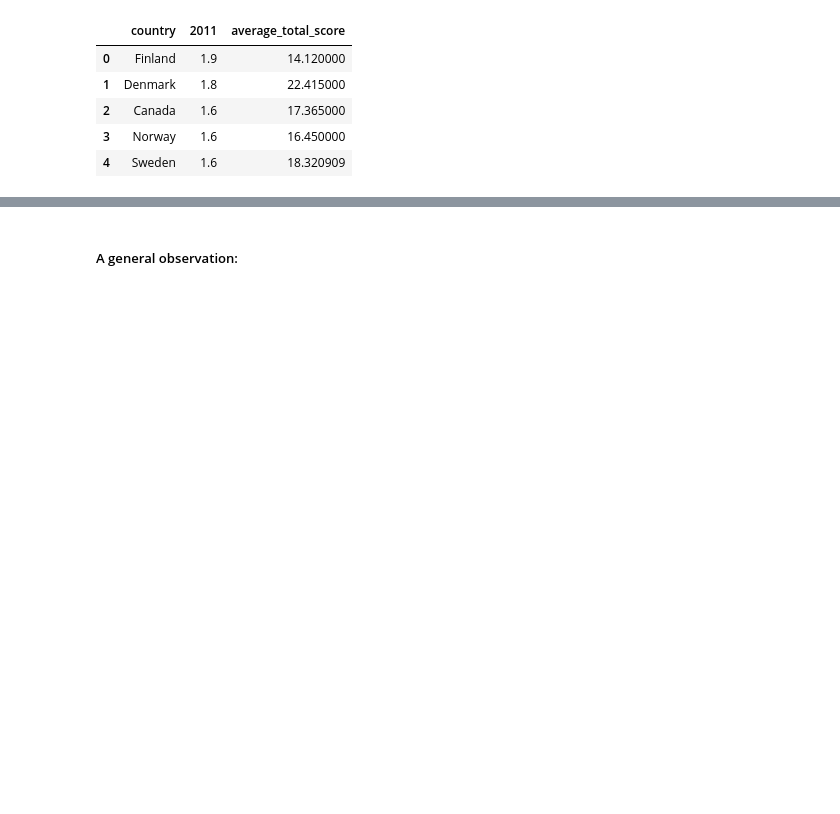
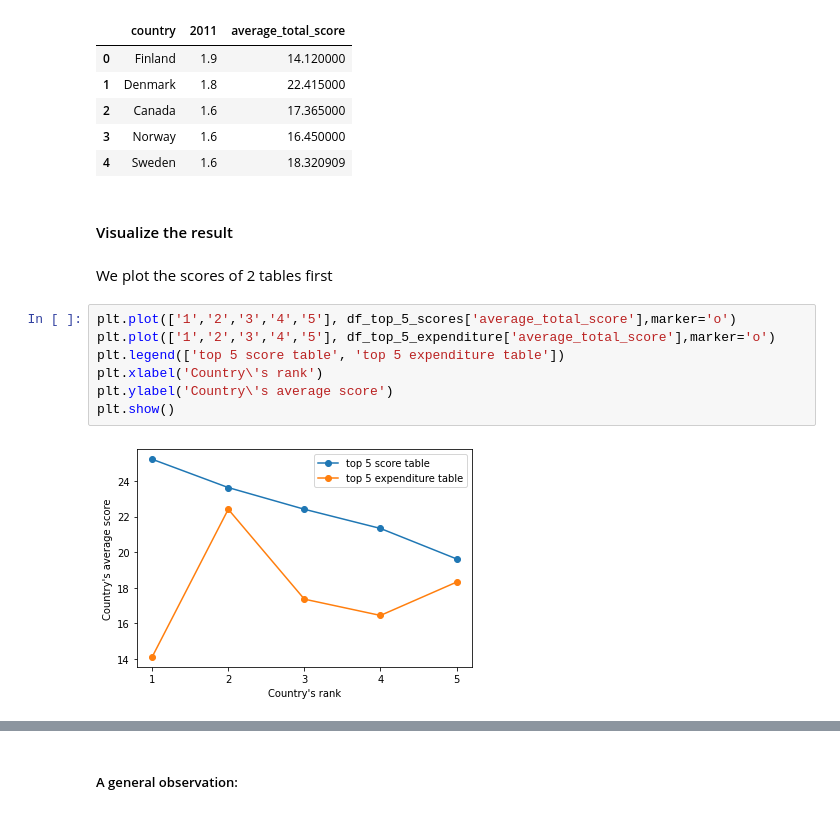
Before and after one commit to itskoi/P4DS-FinalProject, a Jupyter notebook: EDA.ipynb, the cells around one changed output, grey strips where cells are left out. Drawn from its saved outputs; the diff is of its cells as text; blank space fills up the shorter version.

```diff
--- a/EDA.ipynb
+++ b/EDA.ipynb
@@ -1006,3 +1036,16 @@ df_top_5_expenditure
 | 2 | Canada | 1.6 | 17.365000 |
 | 3 | Norway | 1.6 | 16.450000 |
 | 4 | Sweden | 1.6 | 18.320909 |
+# %% [markdown]
+#### Visualize the result
+# %% [markdown]
+We plot the scores of 2 tables first
+# %%
+plt.plot(['1','2','3','4','5'], df_top_5_scores['average_total_score'],marker='o')
+plt.plot(['1','2','3','4','5'], df_top_5_expenditure['average_total_score'],marker='o')
+plt.legend(['top 5 score table', 'top 5 expenditure table'])
+plt.xlabel('Country\'s rank')
+plt.ylabel('Country\'s average score')
+plt.show()
+# %% [output]
+[figure, added]
```
Also changed, not shown: parts of 12 cells of this notebook.
